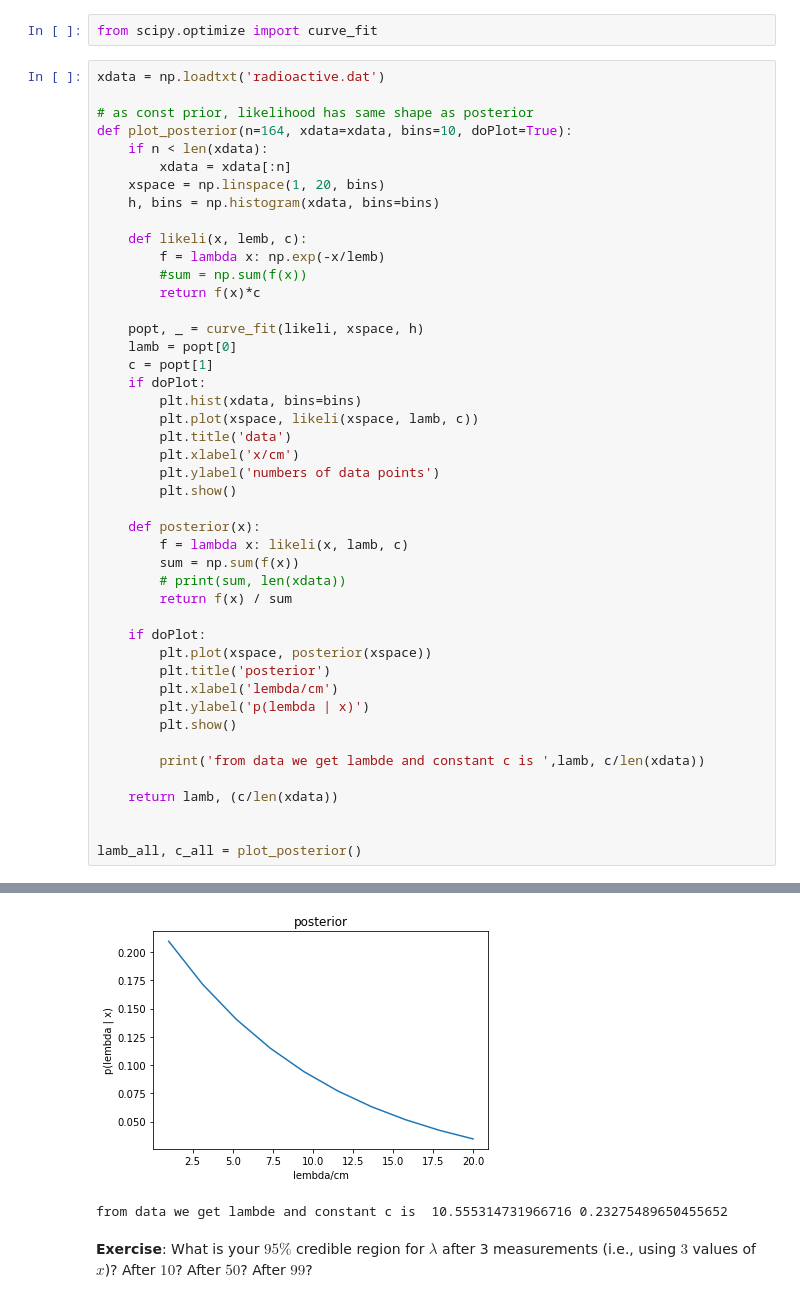
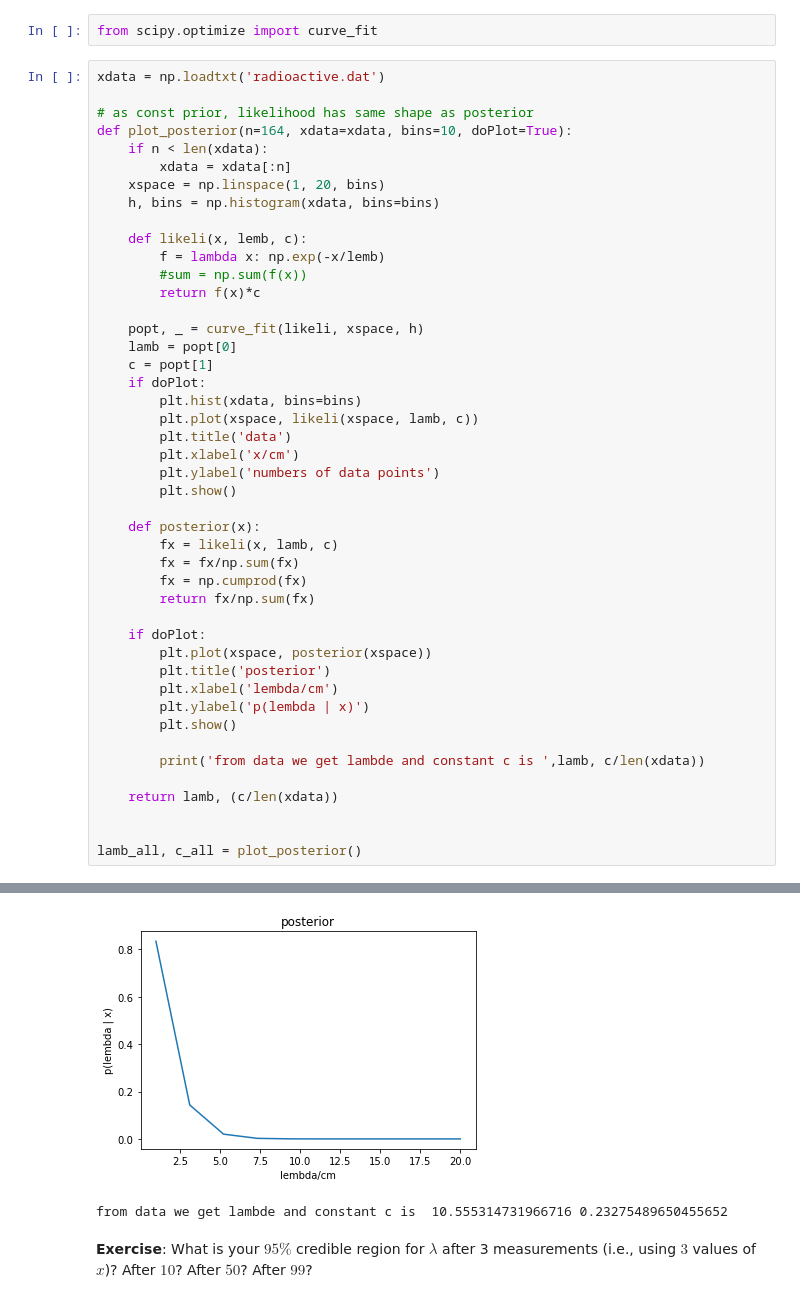
Before and after one commit to wppqywq/data_sci_astrophys_labs, a Jupyter notebook: CodingLab05/CodingLab05_Bayes.ipynb, the cells around one changed output, grey strips where cells are left out. Cells and saved outputs as stored; diff of their text form.

```diff
--- a/CodingLab05/CodingLab05_Bayes.ipynb
+++ b/CodingLab05/CodingLab05_Bayes.ipynb
@@ -382,38 +383,38 @@ def plot_posterior(n=164, xdata=xdata, bins=10, doPlot=True):
         return f(x)*c
 
     popt, _ = curve_fit(likeli, xspace, h)
     lamb = popt[0]
     c = popt[1]
     if doPlot:
         plt.hist(xdata, bins=bins)
         plt.plot(xspace, likeli(xspace, lamb, c))
         plt.title('data')
         plt.xlabel('x/cm')
         plt.ylabel('numbers of data points')
         plt.show()
 
     def posterior(x):
-        f = lambda x: likeli(x, lamb, c)
-        sum = np.sum(f(x))
-        # print(sum, len(xdata))
-        return f(x) / sum
+        fx = likeli(x, lamb, c)
+        fx = fx/np.sum(fx)
+        fx = np.cumprod(fx)
+        return fx/np.sum(fx)
 
     if doPlot:
         plt.plot(xspace, posterior(xspace))
         plt.title('posterior')
         plt.xlabel('lembda/cm')
         plt.ylabel('p(lembda | x)')
         plt.show()
 
         print('from data we get lambde and constant c is ',lamb, c/len(xdata))
 
     return lamb, (c/len(xdata))
 
 
 lamb_all, c_all = plot_posterior()
 # %% [output]
 [figure]
-[figure, old version]
+[figure, new version]
 from data we get lambde and constant c is  10.555314731966716 0.23275489650455652
 # %% [markdown]
 __Exercise__: What is your $95\%$ credible region for $\lambda$ after 3 measurements (i.e., using $3$ values of $x$)? After $10$? After $50$? After $99$?
```
Also changed, not shown: parts of 2 cells of this notebook.
